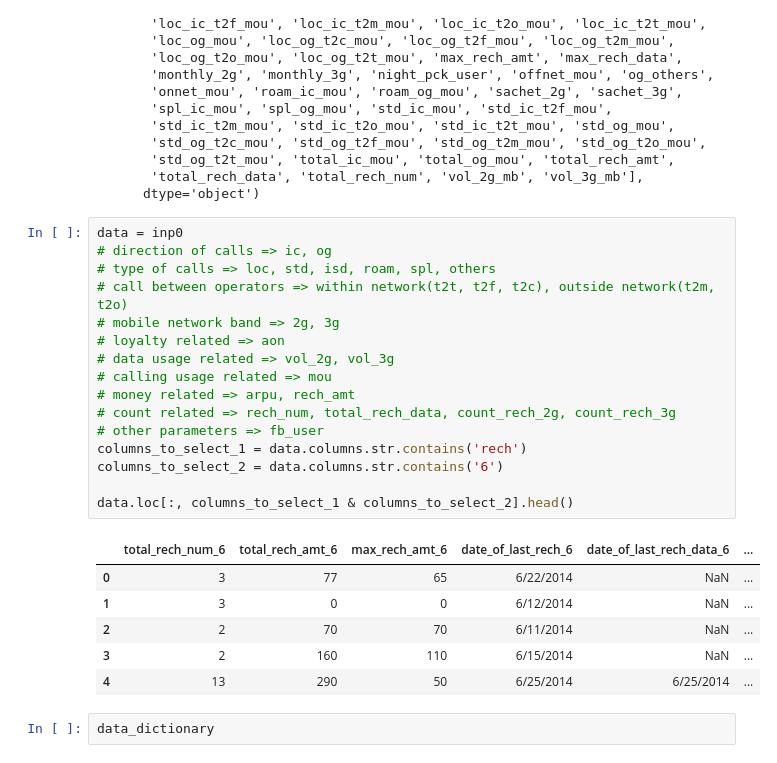
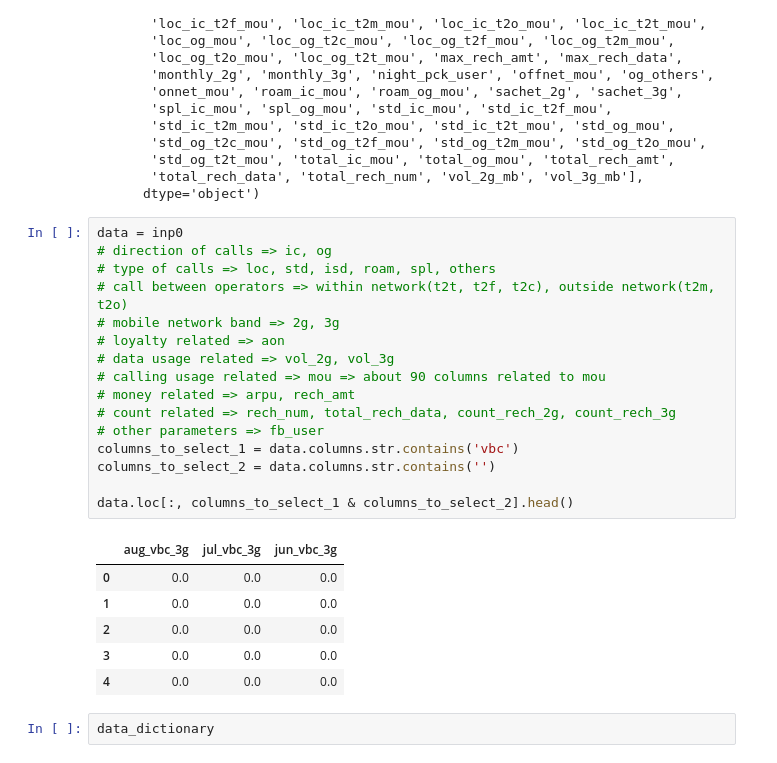
Before and after one commit to blogbydev/telecomchurncasestudy, a Jupyter notebook: my.ipynb, the cells around one changed output. Drawn from its saved outputs; the diff is of its cells as text.

```diff
--- a/my.ipynb
+++ b/my.ipynb
@@ -70,26 +81,26 @@ Index(['aon', 'arpu', 'arpu_2g', 'arpu_3g', 'aug_vbc_3g', 'av_rech_amt_data',
 # %%
 data = inp0
 # direction of calls => ic, og
 # type of calls => loc, std, isd, roam, spl, others
 # call between operators => within network(t2t, t2f, t2c), outside network(t2m, t2o)
 # mobile network band => 2g, 3g
 # loyalty related => aon
 # data usage related => vol_2g, vol_3g
-# calling usage related => mou
+# calling usage related => mou => about 90 columns related to mou
 # money related => arpu, rech_amt
 # count related => rech_num, total_rech_data, count_rech_2g, count_rech_3g
 # other parameters => fb_user
-columns_to_select_1 = data.columns.str.contains('rech')
-columns_to_select_2 = data.columns.str.contains('6')
+columns_to_select_1 = data.columns.str.contains('vbc')
+columns_to_select_2 = data.columns.str.contains('')
 
 data.loc[:, columns_to_select_1 & columns_to_select_2].head()
 # %% [output]
-|  | total_rech_num_6 | total_rech_amt_6 | max_rech_amt_6 | date_of_last_rech_6 | date_of_last_rech_data_6 | ... |
-| 0 | 3 | 77 | 65 | 6/22/2014 | NaN | ... |
-| 1 | 3 | 0 | 0 | 6/12/2014 | NaN | ... |
-| 2 | 2 | 70 | 70 | 6/11/2014 | NaN | ... |
-| 3 | 2 | 160 | 110 | 6/15/2014 | NaN | ... |
-| 4 | 13 | 290 | 50 | 6/25/2014 | 6/25/2014 | ... |
+|  | aug_vbc_3g | jul_vbc_3g | jun_vbc_3g |
+| 0 | 0.0 | 0.0 | 0.0 |
+| 1 | 0.0 | 0.0 | 0.0 |
+| 2 | 0.0 | 0.0 | 0.0 |
+| 3 | 0.0 | 0.0 | 0.0 |
+| 4 | 0.0 | 0.0 | 0.0 |
 # %%
 data_dictionary
 # %% [output]
```
Also changed, not shown: parts of 28 cells of this notebook.
